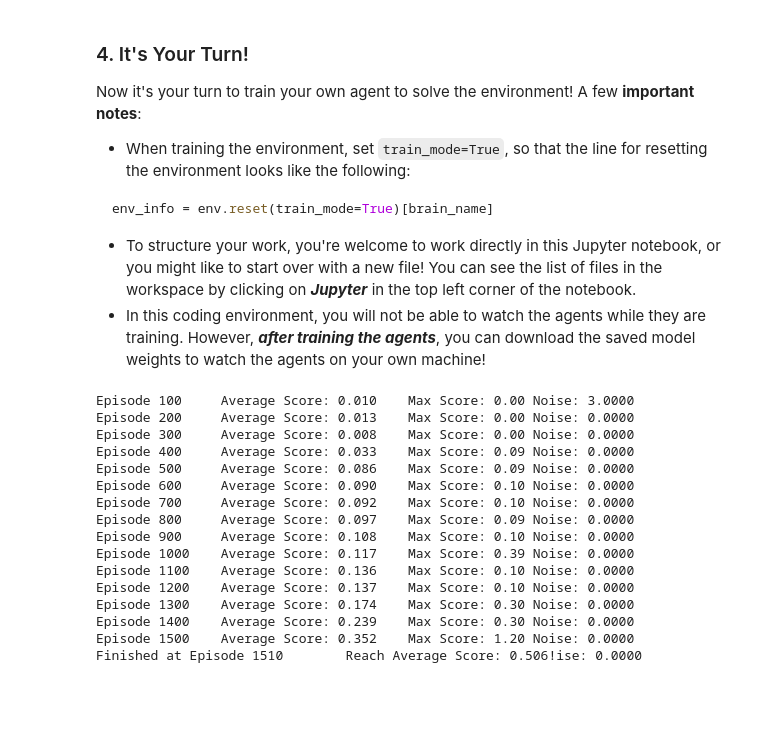
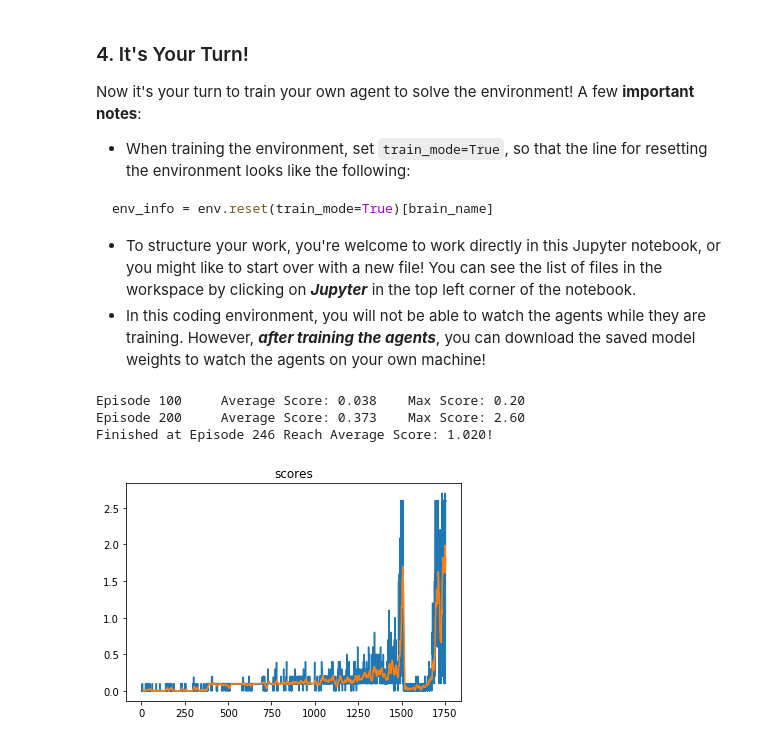
Before and after one commit to hewanguipath/collab-compet, a Jupyter notebook: Tennis.ipynb, the cells around one changed output. Cells and saved outputs as stored; diff of their text form; code cells hidden in the pictures; blank space fills up the shorter version.

Commit message:
score to 1.0

```diff
--- a/Tennis.ipynb
+++ b/Tennis.ipynb
@@ -460,3 +460,8 @@ class MADDPGAgent():
         for i in range(num_agents):
             torch.save(self.agent[i].critic_local.state_dict(), filename + str(i) + "_critic.pth")
             torch.save(self.agent[i].actor_local.state_dict(), filename + str(i) +"_actor.pth")
+
+    def load(self, filename):
+        for i in range(num_agents):
+            self.agent[i].critic_local.load_state_dict(torch.load(filename + str(i) + "_critic.pth", map_location='cpu'))
+            self.agent[i].actor_local.load_state_dict(torch.load(filename + str(i) + "_actor.pth", map_location='cpu'))
@@ -463,19 +478,11 @@ class MADDPGAgent():
 # %%
-ADD_NOISE = True
-NOISE_START = 5
-NOISE_END = 0
-NOISE_DECAY = 100
+print_every = 10
+scores_deque = deque(maxlen=print_every)
 
-print_every = 100
-n_episodes = 2000
-t_max = 1000
-scores_deque = deque(maxlen=print_every)
 scores_all = []
 
-agent = MADDPGAgent(state_size, action_size, 2)
-
-beta_schedule = lambda episode: min(1.0, BETA_START + episode * (1.0 - BETA_START) / n_episodes)
-noise_schedule = lambda episode: max(NOISE_END, NOISE_START - episode * ((NOISE_START - NOISE_END) / NOISE_DECAY))
+n_episodes = 2000
+t_max = 500
 
 for i_episode in range(1, n_episodes+1):
     beta = beta_schedule(i_episode)
@@ -507,28 +514,32 @@ for i_episode in range(1, n_episodes+1):
     episode_reward = np.max(scores)
     scores_deque.append(episode_reward)
     scores_all.append(episode_reward)
-    print('\rEpisode {}\tEpisode Score: {:.3f}\tSteps: {:.4f}'.format(i_episode, episode_reward, steps), end="")
+    print('\rEpisode {}\tAverage Score: {:.3f}\tScore: {:.3f}\tSteps: {:.4f}'.format(i_episode, np.mean(scores_deque), episode_reward, steps), end="")
     if i_episode % print_every == 0:
         print('\rEpisode {}\tAverage Score: {:.3f}\tMax Score: {:.2f}'.format(i_episode, np.mean(scores_deque), np.max(scores_deque)))
         agent.save("checkpoint")
 
-    if np.mean(scores_deque) > 0.5:
+    if np.mean(scores_deque) > 1.0:
         print('\rFinished at Episode {}\tReach Average Score: {:.3f}!'.format(i_episode, np.mean(scores_deque)))
+        agent.save("checkpoint")
         break
 # %% [output]
-Episode 100     Average Score: 0.010    Max Score: 0.00 Noise: 3.0000
-Episode 200     Average Score: 0.013    Max Score: 0.00 Noise: 0.0000
-Episode 300     Average Score: 0.008    Max Score: 0.00 Noise: 0.0000
-Episode 400     Average Score: 0.033    Max Score: 0.09 Noise: 0.0000
-Episode 500     Average Score: 0.086    Max Score: 0.09 Noise: 0.0000
-Episode 600     Average Score: 0.090    Max Score: 0.10 Noise: 0.0000
-Episode 700     Average Score: 0.092    Max Score: 0.10 Noise: 0.0000
-Episode 800     Average Score: 0.097    Max Score: 0.09 Noise: 0.0000
-Episode 900     Average Score: 0.108    Max Score: 0.10 Noise: 0.0000
-Episode 1000    Average Score: 0.117    Max Score: 0.39 Noise: 0.0000
-Episode 1100    Average Score: 0.136    Max Score: 0.10 Noise: 0.0000
-Episode 1200    Average Score: 0.137    Max Score: 0.10 Noise: 0.0000
-Episode 1300    Average Score: 0.174    Max Score: 0.30 Noise: 0.0000
-Episode 1400    Average Score: 0.239    Max Score: 0.30 Noise: 0.0000
-Episode 1500    Average Score: 0.352    Max Score: 1.20 Noise: 0.0000
-Finished at Episode 1510        Reach Average Score: 0.506!ise: 0.0000
+Episode 100     Average Score: 0.038    Max Score: 0.20
+Episode 200     Average Score: 0.373    Max Score: 2.60
+Finished at Episode 246 Reach Average Score: 1.020!
+# %%
+import pandas as pd
+import matplotlib.pyplot as plt
+%matplotlib inline
+
+def plot_scores(scores, rolling_window=10, title = "scores"):
+    """Plot scores and optional rolling mean using specified window."""
+    plt.plot(scores);
+    plt.title(title);
+    rolling_mean = pd.Series(scores).rolling(rolling_window).mean()
+    plt.plot(rolling_mean);
+    return rolling_mean
+
+rolling_mean = plot_scores(scores_all)
+# %% [output]
+[figure, added]
```
Also changed, not shown: parts of 2 cells of this notebook, 6 other files.
